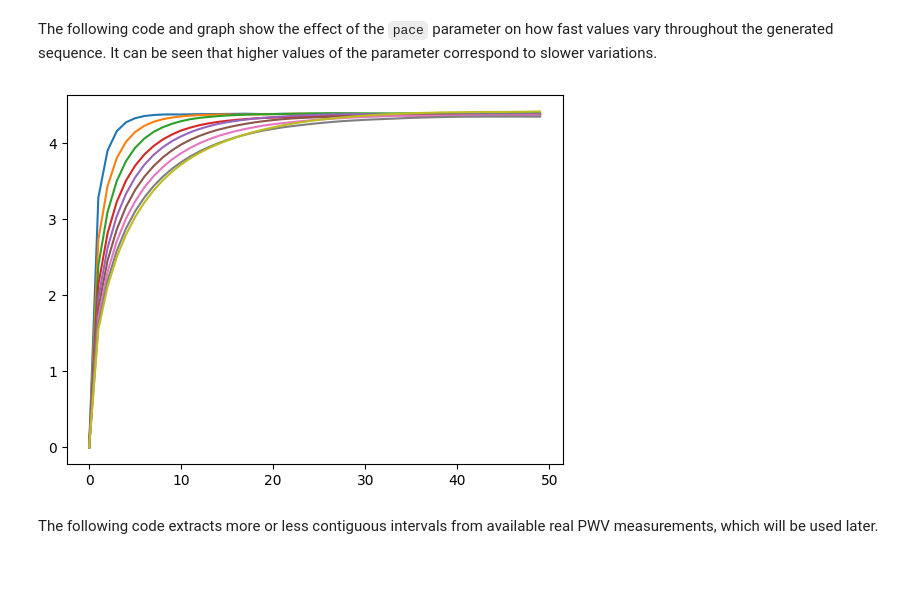
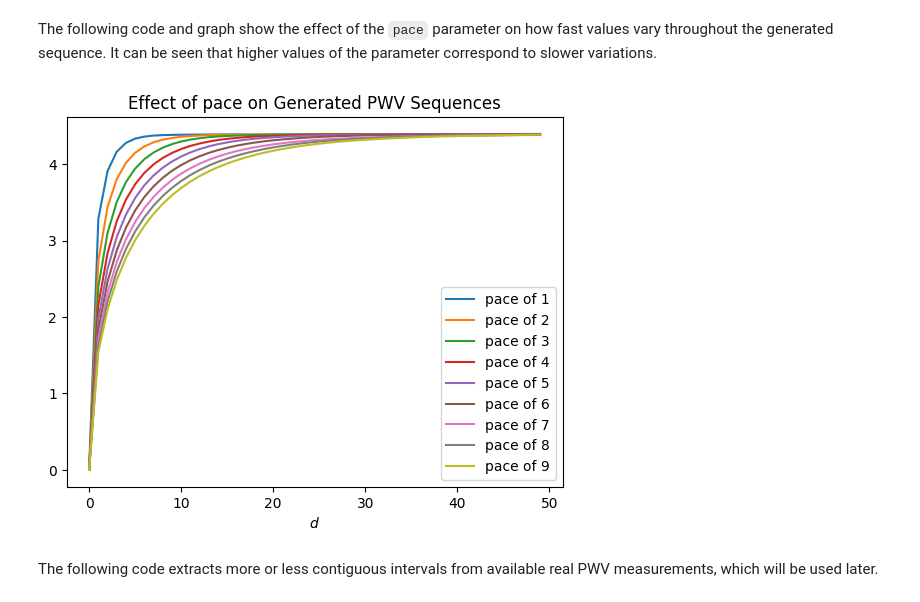
Before and after one commit to Aspie96/AstroTesi, a Jupyter notebook: notebooks/GeneratePVW.ipynb, the cells around one changed output. Cells and saved outputs as stored; diff of their text form; code cells hidden in the pictures; blank space fills up the shorter version.

```diff
--- a/notebooks/GeneratePVW.ipynb
+++ b/notebooks/GeneratePVW.ipynb
@@ -181,18 +185,21 @@ The following code and graph show the effect of the `pace` parameter on how fast
 # %%
 for pace in range(1, 10):
 	pwv = gen_pwv(1000000, pace=pace)
 	stds = [0]
 	for i in range(1, 50):
 		diffs = pwv[i:] - pwv[:-i]
 		std = np.sqrt(np.sum(diffs ** 2) / diffs.size)
 		stds.append(std)
 	stds = np.asarray(stds)
-	plt.plot(stds)
+	plt.plot(stds, label=f"pace of {pace}")
 	#plt.show()
 
+plt.title("Effect of pace on Generated PWV Sequences")
+plt.xlabel("$d$")
+plt.legend()
 plt.show()
 # %% [output]
-[figure, old version]
+[figure, new version]
 # %% [markdown]
 The following code extracts more or less contiguous intervals from available real PWV measurements, which will be used later.
 # %%
```
Also changed, not shown: parts of 8 cells of this notebook.
